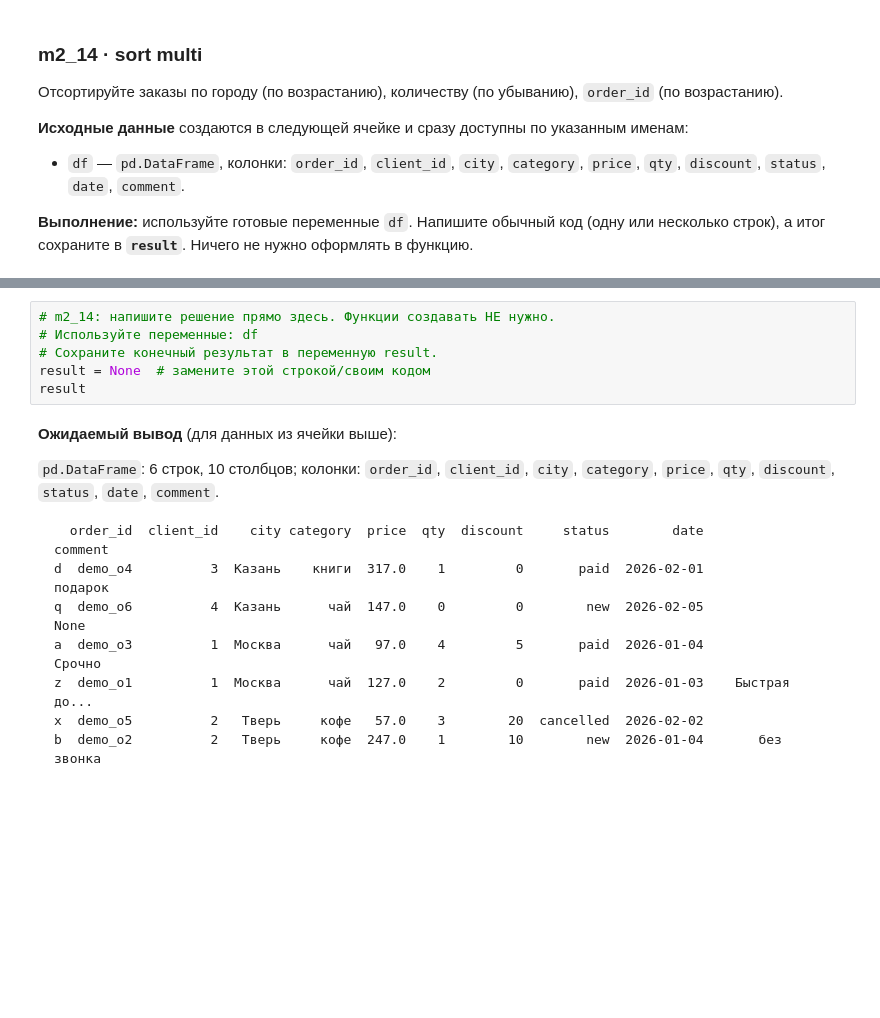
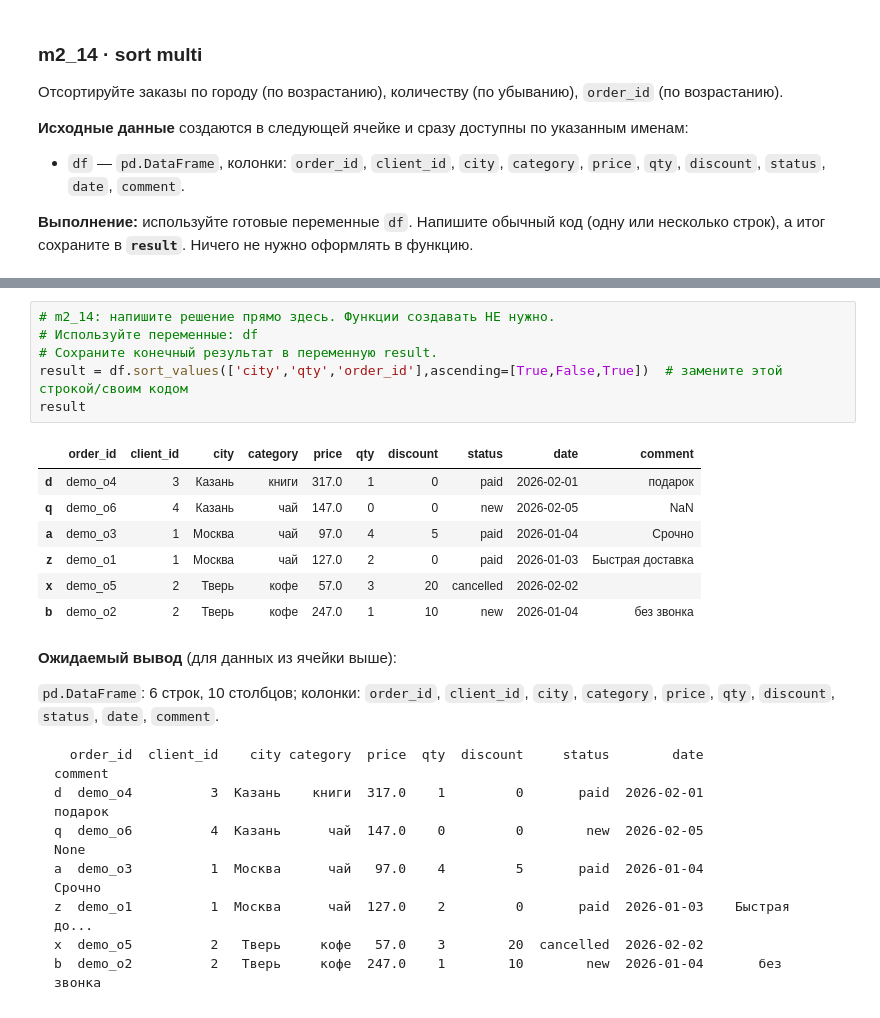
Before and after one commit to TAHA8881/pandas_training_m, a Jupyter notebook: module_02/03_query_and_strings.ipynb, the cells around one changed output, grey strips where cells are left out. Cells and saved outputs as stored; diff of their text form; blank space fills up the shorter version.

```diff
--- a/module_02/03_query_and_strings.ipynb
+++ b/module_02/03_query_and_strings.ipynb
@@ -341,9 +348,17 @@ _expected_m2_14 = expected_for("m2_14", df=df)
 # %%
 # m2_14: напишите решение прямо здесь. Функции создавать НЕ нужно.
 # Используйте переменные: df
 # Сохраните конечный результат в переменную result.
-result = None  # замените этой строкой/своим кодом
+result = df.sort_values(['city','qty','order_id'],ascending=[True,False,True])  # замените этой строкой/своим кодом
 result
+# %% [output]
+|  | order_id | client_id | city | category | price | qty | discount | status | date | comment |
+| d | demo_o4 | 3 | Казань | книги | 317.0 | 1 | 0 | paid | 2026-02-01 | подарок |
+| q | demo_o6 | 4 | Казань | чай | 147.0 | 0 | 0 | new | 2026-02-05 | NaN |
+| a | demo_o3 | 1 | Москва | чай | 97.0 | 4 | 5 | paid | 2026-01-04 | Срочно |
+| z | demo_o1 | 1 | Москва | чай | 127.0 | 2 | 0 | paid | 2026-01-03 | Быстрая доставка |
+| x | demo_o5 | 2 | Тверь | кофе | 57.0 | 3 | 20 | cancelled | 2026-02-02 |  |
+| b | demo_o2 | 2 | Тверь | кофе | 247.0 | 1 | 10 | new | 2026-01-04 | без звонка |
 # %% [markdown]
 **Ожидаемый вывод** (для данных из ячейки выше):
 
```
Also changed, not shown: parts of 8 cells of this notebook.
